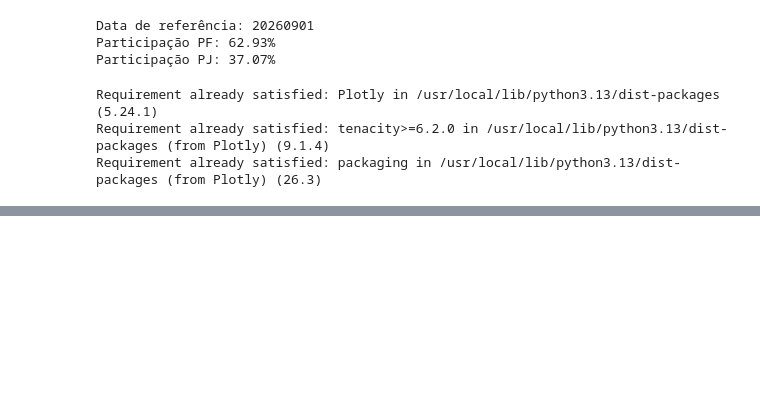
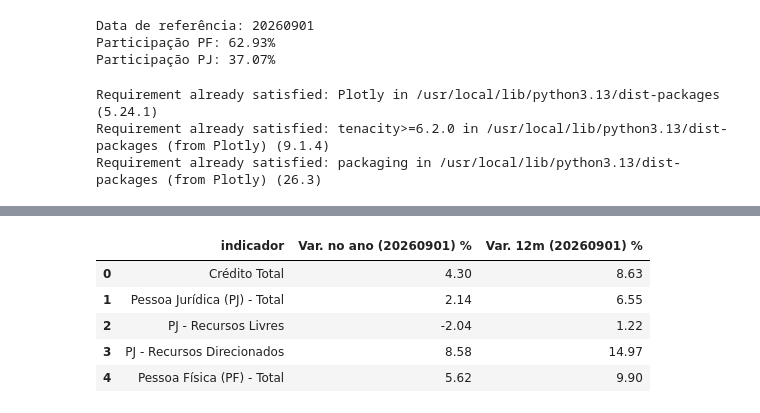
Before and after one commit to rodrigoesborges/conju-python, a Jupyter notebook: GRUPO_4_(Política_Monetária)_VOLUME_DE_CRÉDITO.ipynb, the cells around one changed output, grey strips where cells are left out. Cells and saved outputs as stored; diff of their text form; code cells hidden in the pictures; blank space fills up the shorter version.

```diff
--- a/GRUPO_4_(Política_Monetária)_VOLUME_DE_CRÉDITO.ipynb
+++ b/GRUPO_4_(Política_Monetária)_VOLUME_DE_CRÉDITO.ipynb
@@ -214,0 +244,4 @@ Requirement already satisfied: packaging in /usr/local/lib/python3.13/dist-packa
+# %%
+col_var_12m = f'Var. 12m ({data_ref}) %'
+df_barras = painel_final.drop('Crédito Total').sort_values(col_var_12m, ascending=True)
+df_barras[[col_var_12m]]
@@ -214,0 +298,11 @@ Requirement already satisfied: packaging in /usr/local/lib/python3.13/dist-packa
+# %%
+col_var_ano = f'Var. no ano ({data_ref}) %'
+df_comp = painel_final[[col_var_ano, col_var_12m]].reset_index()
+df_comp.head()
+# %% [output]
+|  | indicador | Var. no ano (20260901) % | Var. 12m (20260901) % |
+| 0 | Crédito Total | 4.30 | 8.63 |
+| 1 | Pessoa Jurídica (PJ) - Total | 2.14 | 6.55 |
+| 2 | PJ - Recursos Livres | -2.04 | 1.22 |
+| 3 | PJ - Recursos Direcionados | 8.58 | 14.97 |
+| 4 | Pessoa Física (PF) - Total | 5.62 | 9.90 |
```
Also changed, not shown: parts of 9 cells of this notebook.
